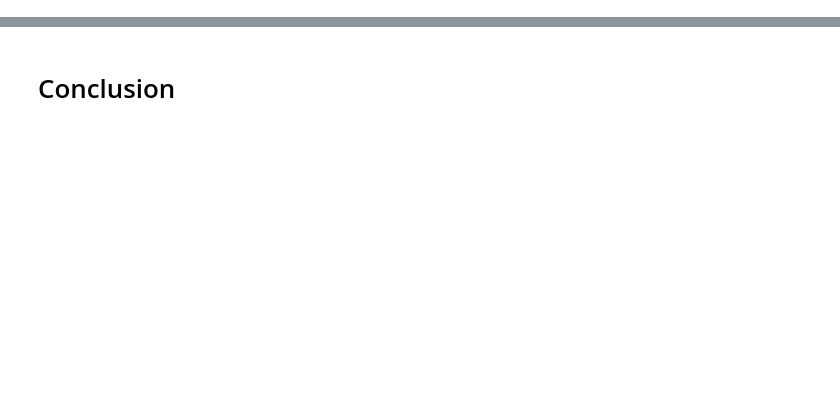
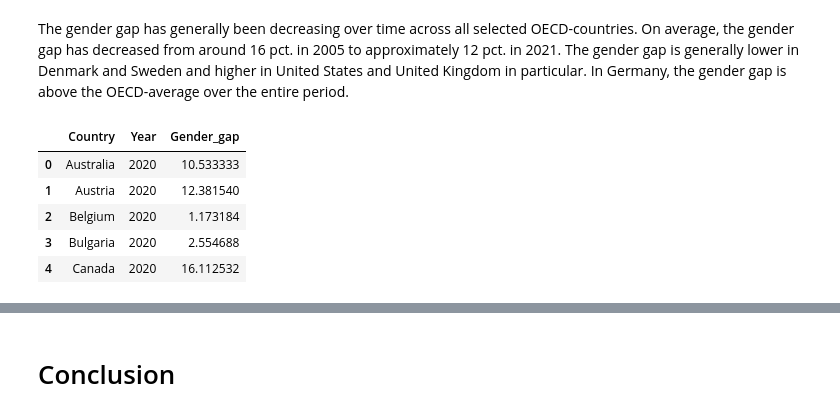
Before and after one commit to NumEconCopenhagen/projects-2023-aca, a Jupyter notebook: dataproject/dataproject.ipynb, the cells around one changed output, grey strips where cells are left out. Saved outputs shown, nothing was run; the diff lists cells and outputs as text; code cells hidden in the pictures; blank space fills up the shorter version.

```diff
--- a/dataproject/dataproject.ipynb
+++ b/dataproject/dataproject.ipynb
@@ -42,11 +36,12 @@ df_f = pd.read_csv('Family.csv')
 # %%
 # Gender gap dataset
+
 # Drop collumns that we do not need
 drop_these = ['COUNTRY','SEX','Sex','Series','TIME','Unit','Unit Code','PowerCode Code','PowerCode','Reference Period Code','Reference Period','Flag Codes','Flags']
 df_gg.drop(drop_these, axis=1, inplace=True)
 
 #Rename columns
-df_gg = df_gg.rename(columns = {"SERIES" : "Type", "Value": "Gender gap", "Time": "Year"})
+df_gg = df_gg.rename(columns = {"SERIES" : "Type", "Value": "Gender_gap", "Time": "Year"})
 # %%
 #Keep only the gender gap at the median
 I = df_gg.Type.str.contains('GWG5')
@@ -63,0 +81,14 @@ df_gg.reset_index(inplace = True, drop = True) # Drop old index too
+# %% [markdown]
+The gender gap has generally been decreasing over time across all selected OECD-countries. On average, the gender gap has decreased from around 16 pct. in 2005 to approximately 12 pct. in 2021. The gender gap is generally lower in Denmark and Sweden and higher in United States and United Kingdom in particular. In Germany, the gender gap is above the OECD-average over the entire period.
+# %%
+# 2020 dataset for later use
+df_gg_2020 = df_gg.loc[df_gg['Year']==2020]
+df_gg_2020 = df_gg_2020.sort_values(['Country','Year'])
+df_gg_2020.reset_index(inplace = True, drop = True) # Drop old index too
+# %% [output]
+|  | Country | Year | Gender_gap |
+| 0 | Australia | 2020 | 10.533333 |
+| 1 | Austria | 2020 | 12.381540 |
+| 2 | Belgium | 2020 | 1.173184 |
+| 3 | Bulgaria | 2020 | 2.554688 |
+| 4 | Canada | 2020 | 16.112532 |
```
Also changed, not shown: parts of 44 cells of this notebook, 3 other files.
